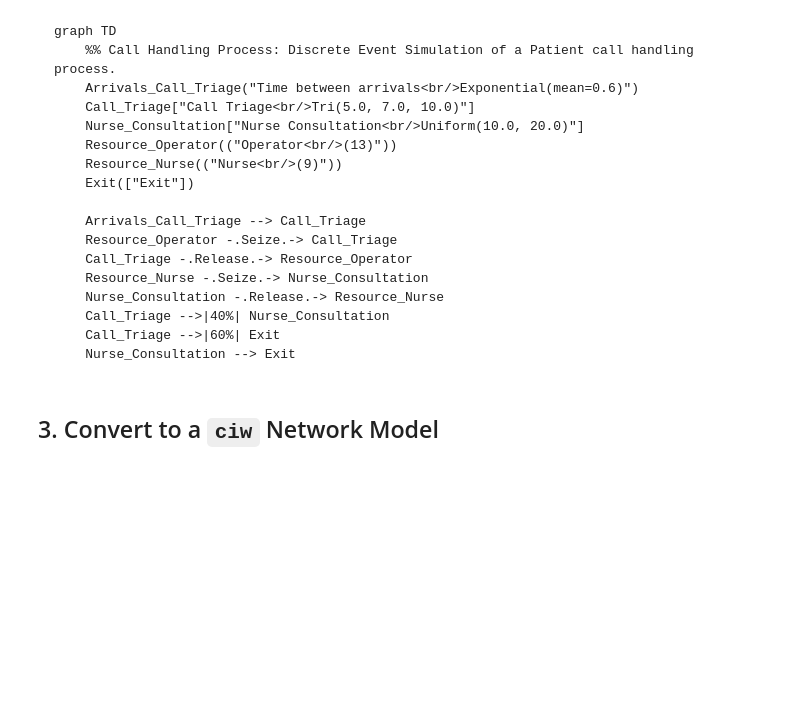
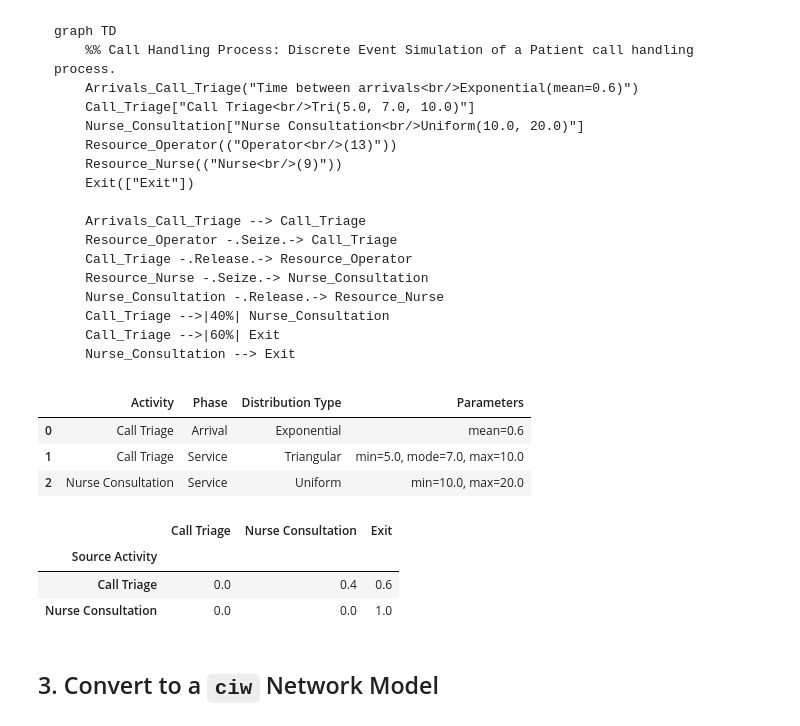
Before and after one commit to sim-agent/json2ciw, a Jupyter notebook: 01_call_centre_example.ipynb, the cells around one changed output. Saved outputs shown, nothing was run; the diff lists cells and outputs as text; code cells hidden in the pictures; blank space fills up the shorter version.

````diff
--- a/01_call_centre_example.ipynb
+++ b/01_call_centre_example.ipynb
@@ -106,6 +106,22 @@ graph TD
     Call_Triage -->|60%| Exit
     Nurse_Consultation --> Exit
 ```
+# %%
+# summary of distribution used
+model_instance.get_distributions_df()
+# %% [output]
+|  | Activity | Phase | Distribution Type | Parameters |
+| 0 | Call Triage | Arrival | Exponential | mean=0.6 |
+| 1 | Call Triage | Service | Triangular | min=5.0, mode=7.0, max=10.0 |
+| 2 | Nurse Consultation | Service | Uniform | min=10.0, max=20.0 |
+# %%
+# summary of routing percentages
+model_instance.get_routing_matrix_df()
+# %% [output]
+|  | Call Triage | Nurse Consultation | Exit |
+| Source Activity |  |  |  |
+| Call Triage | 0.0 | 0.4 | 0.6 |
+| Nurse Consultation | 0.0 | 0.0 | 1.0 |
 # %% [markdown]
 ## 3. Convert to a `ciw` Network Model
 # %%
````
Also changed, not shown: parts of 2 cells of this notebook, 3 other files.
